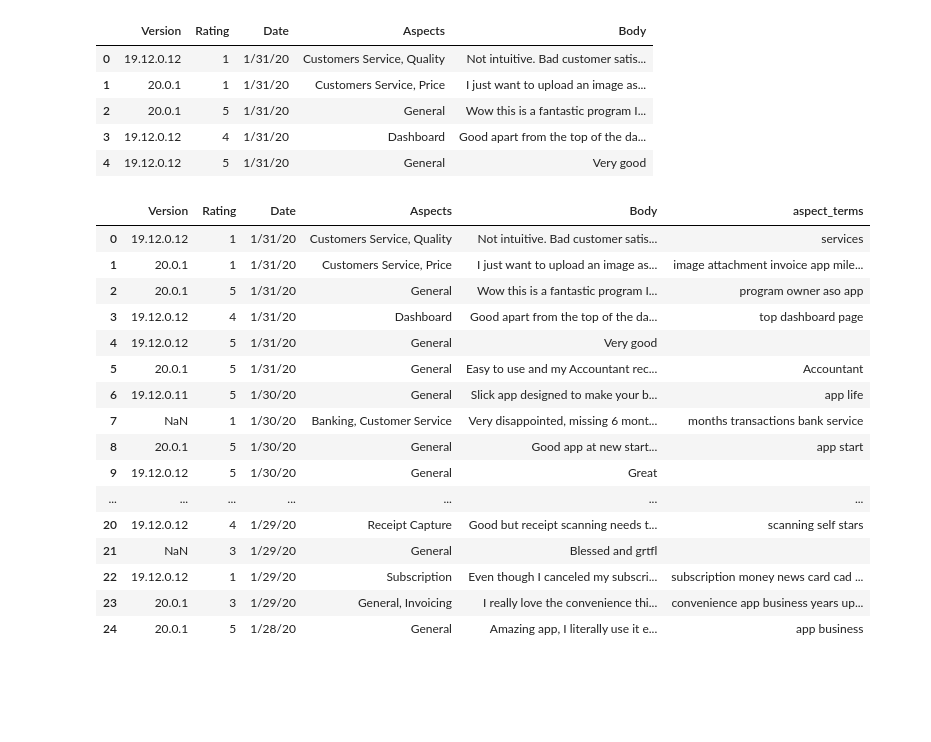
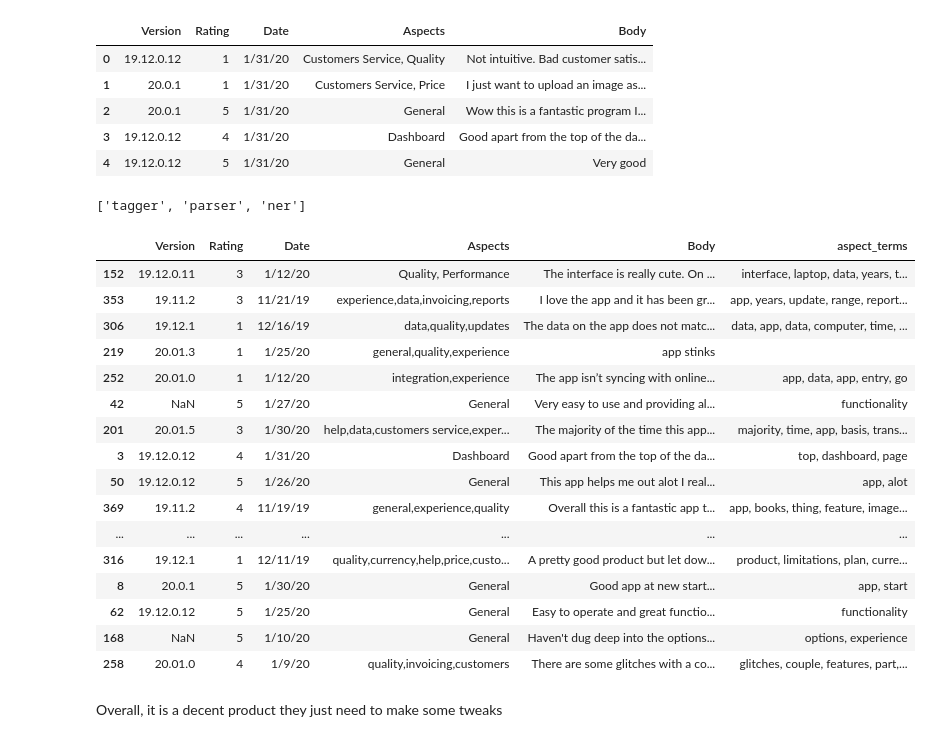
Before and after one commit to rmajumder/266finalproject, a Jupyter notebook: harith/extract-aspects.ipynb, the cells around one changed output. Saved outputs shown, nothing was run; the diff lists cells and outputs as text; code cells hidden in the pictures; blank space fills up the shorter version.

Commit message:
gen model to automate aspect training

```diff
--- a/harith/extract-aspects.ipynb
+++ b/harith/extract-aspects.ipynb
@@ -4,5 +6,5 @@ import spacy
 # %%
-df = pd.read_csv('data/combined-training.csv', usecols=[0, 1, 2, 3, 4])
+df = pd.read_csv('../data/combined-training.csv', usecols=[0, 1, 2, 3, 4])
 df.head()
 # %% [output]
 |  | Version | Rating | Date | Aspects | Body |
@@ -11,3 +13,11 @@ df.head()
 | 2 | 20.0.1 | 5 | 1/31/20 | General | Wow this is a fantastic program I... |
 | 3 | 19.12.0.12 | 4 | 1/31/20 | Dashboard | Good apart from the top of the da... |
 | 4 | 19.12.0.12 | 5 | 1/31/20 | General | Very good |
+# %%
+nlp = spacy.load('en_core_web_sm')
+
+df.review = df.Body.str.lower()
+
+print(nlp.pipe_names)
+# %% [output]
+['tagger', 'parser', 'ner']
@@ -14,29 +39,35 @@ df.head()
 # %%
-nlp = spacy.load('en')
-
-df.review = df.Body.str.lower()
-
 aspect_terms = []
 for review in nlp.pipe(df.Body):
     chunks = [(chunk.root.text) for chunk in review.noun_chunks if chunk.root.pos_ == 'NOUN']
-    aspect_terms.append(' '.join(chunks))
+    aspect_terms.append(', '.join(chunks))
 df['aspect_terms'] = aspect_terms
-df.head(25)
-# %% [output]
-|  | Version | Rating | Date | Aspects | Body | aspect_terms |
-| 0 | 19.12.0.12 | 1 | 1/31/20 | Customers Service, Quality | Not intuitive. Bad customer satis... | services |
-| 1 | 20.0.1 | 1 | 1/31/20 | Customers Service, Price | I just want to upload an image as... | image attachment invoice app mile... |
-| 2 | 20.0.1 | 5 | 1/31/20 | General | Wow this is a fantastic program I... | program owner aso app |
-| 3 | 19.12.0.12 | 4 | 1/31/20 | Dashboard | Good apart from the top of the da... | top dashboard page |
-| 4 | 19.12.0.12 | 5 | 1/31/20 | General | Very good |  |
-| 5 | 20.0.1 | 5 | 1/31/20 | General | Easy to use and my Accountant rec... | Accountant |
-| 6 | 19.12.0.11 | 5 | 1/30/20 | General | Slick app designed to make your b... | app life |
-| 7 | NaN | 1 | 1/30/20 | Banking, Customer Service | Very disappointed, missing 6 mont... | months transactions bank service |
-| 8 | 20.0.1 | 5 | 1/30/20 | General | Good app at new start... | app start |
-| 9 | 19.12.0.12 | 5 | 1/30/20 | General | Great |  |
-| ... | ... | ... | ... | ... | ... | ... |
-| 20 | 19.12.0.12 | 4 | 1/29/20 | Receipt Capture | Good but receipt scanning needs t... | scanning self stars |
-| 21 | NaN | 3 | 1/29/20 | General | Blessed and grtfl |  |
-| 22 | 19.12.0.12 | 1 | 1/29/20 | Subscription | Even though I canceled my subscri... | subscription money news card cad ... |
-| 23 | 20.0.1 | 3 | 1/29/20 | General, Invoicing | I really love the convenience thi... | convenience app business years up... |
-| 24 | 20.0.1 | 5 | 1/28/20 | General | Amazing app, I literally use it e... | app business |
+# %%
+df.sample(25)
+# %% [output]
+|  | Version | Rating | Date | Aspects | Body | aspect_terms |
+| 152 | 19.12.0.11 | 3 | 1/12/20 | Quality, Performance | The interface is really cute. On ... | interface, laptop, data, years, t... |
+| 353 | 19.11.2 | 3 | 11/21/19 | experience,data,invoicing,reports | I love the app and it has been gr... | app, years, update, range, report... |
+| 306 | 19.12.1 | 1 | 12/16/19 | data,quality,updates | The data on the app does not matc... | data, app, data, computer, time, ... |
+| 219 | 20.01.3 | 1 | 1/25/20 | general,quality,experience | app stinks |  |
+| 252 | 20.01.0 | 1 | 1/12/20 | integration,experience | The app isn’t syncing with online... | app, data, app, entry, go |
+| 42 | NaN | 5 | 1/27/20 | General | Very easy to use and providing al... | functionality |
+| 201 | 20.01.5 | 3 | 1/30/20 | help,data,customers service,exper... | The majority of the time this app... | majority, time, app, basis, trans... |
+| 3 | 19.12.0.12 | 4 | 1/31/20 | Dashboard | Good apart from the top of the da... | top, dashboard, page |
+| 50 | 19.12.0.12 | 5 | 1/26/20 | General | This app helps me out alot I real... | app, alot |
+| 369 | 19.11.2 | 4 | 11/19/19 | general,experience,quality | Overall this is a fantastic app t... | app, books, thing, feature, image... |
+| ... | ... | ... | ... | ... | ... | ... |
+| 316 | 19.12.1 | 1 | 12/11/19 | quality,currency,help,price,custo... | A pretty good product but let dow... | product, limitations, plan, curre... |
+| 8 | 20.0.1 | 5 | 1/30/20 | General | Good app at new start... | app, start |
+| 62 | 19.12.0.12 | 5 | 1/25/20 | General | Easy to operate and great functio... | functionality |
+| 168 | NaN | 5 | 1/10/20 | General | Haven't dug deep into the options... | options, experience |
+| 258 | 20.01.0 | 4 | 1/9/20 | quality,invoicing,customers | There are some glitches with a co... | glitches, couple, features, part,... |
+# %%
+import spacy
+from spacy import displacy
+text1 = """Overall, it is a decent product they just need to make some tweaks"""
+nlp = spacy.load("en")
+doc = nlp(text1)
+displacy.render(doc, style="ent")
+# %% [output]
+Overall, it is a decent product they just need to make some tweaks
```
Also changed, not shown: parts of 7 cells of this notebook, 1 other file.
